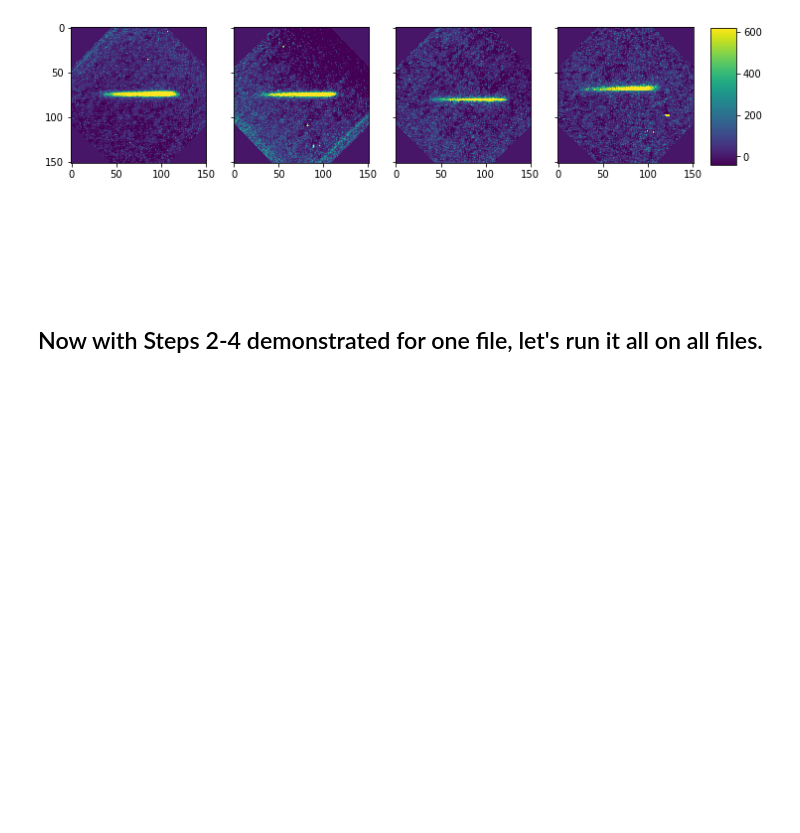
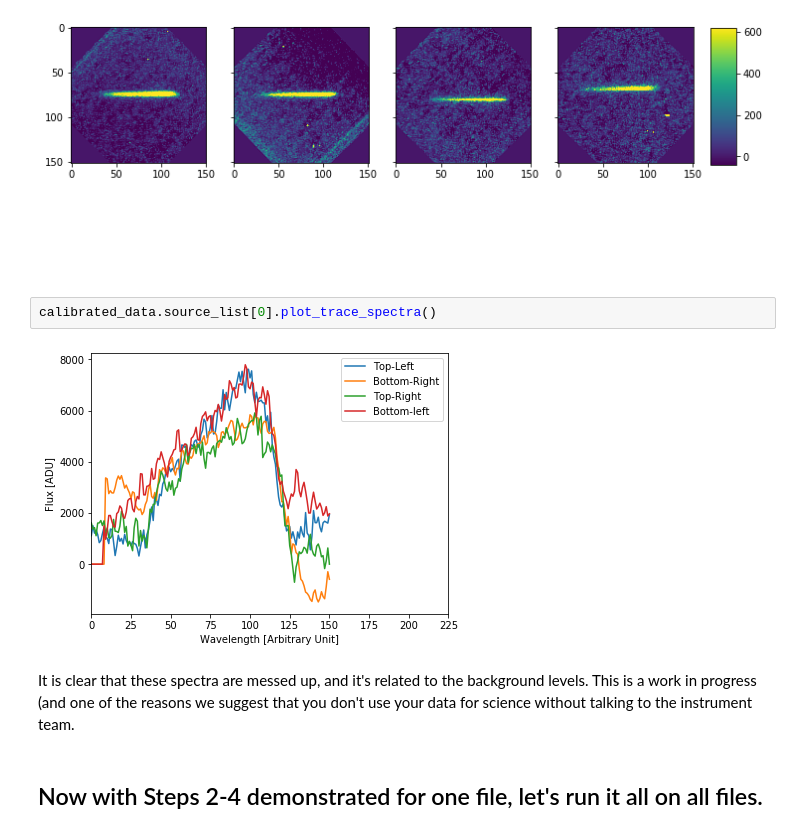
Before and after one commit to WIRC-Pol/wirc_drp, a Jupyter notebook: Tutorial/WIRC+Pol_Data_Reduction_Tutorial.ipynb, the cells around one changed output. Cells and saved outputs as stored; diff of their text form; blank space fills up the shorter version.

Commit message:
Some more updates getting the new background subgraction implemented. The second tutorial now works (although the background subraction isn't very good).

```diff
--- a/Tutorial/WIRC+Pol_Data_Reduction_Tutorial.ipynb
+++ b/Tutorial/WIRC+Pol_Data_Reduction_Tutorial.ipynb
@@ -327,6 +252,12 @@ calibrated_data.source_list[0].plot_extracted_cutouts()
 # calibrated_data.source_list[0].plot_trace_spectra(figsize=(10,6),xlow=1.16,xhigh=1.34)
 # %% [output]
 [figure]
+# %%
+calibrated_data.source_list[0].plot_trace_spectra()
+# %% [output]
+[figure, added]
+# %% [markdown]
+It is clear that these spectra are messed up, and it's related to the background levels. This is a work in progress (and one of the reasons we suggest that you don't use your data for science without talking to the instrument team.
 # %% [markdown]
 ## Now with Steps 2-4 demonstrated for one file, let's run it all on all files.
 # %% [markdown]
```
Also changed, not shown: parts of 36 cells of this notebook, 7 other files.
